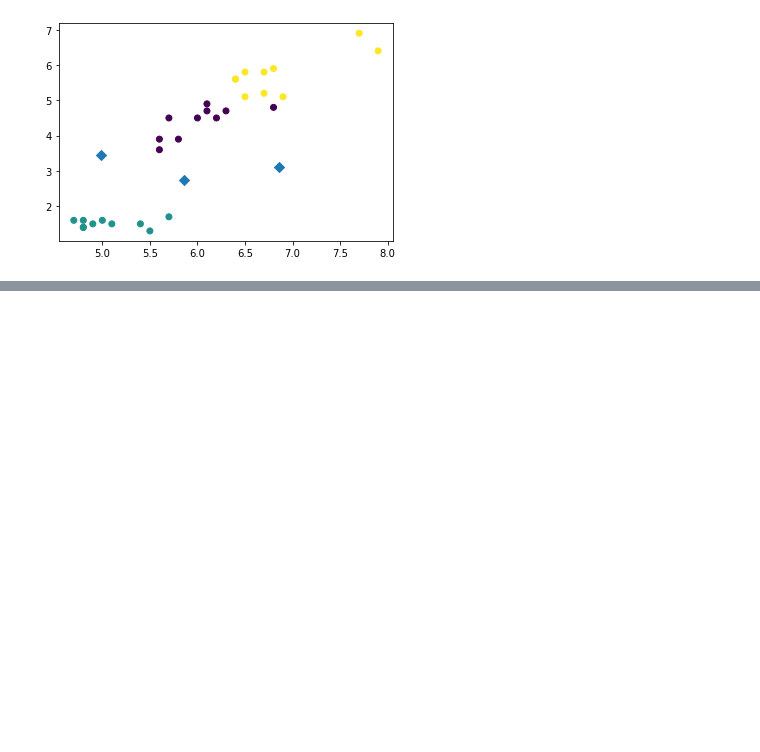
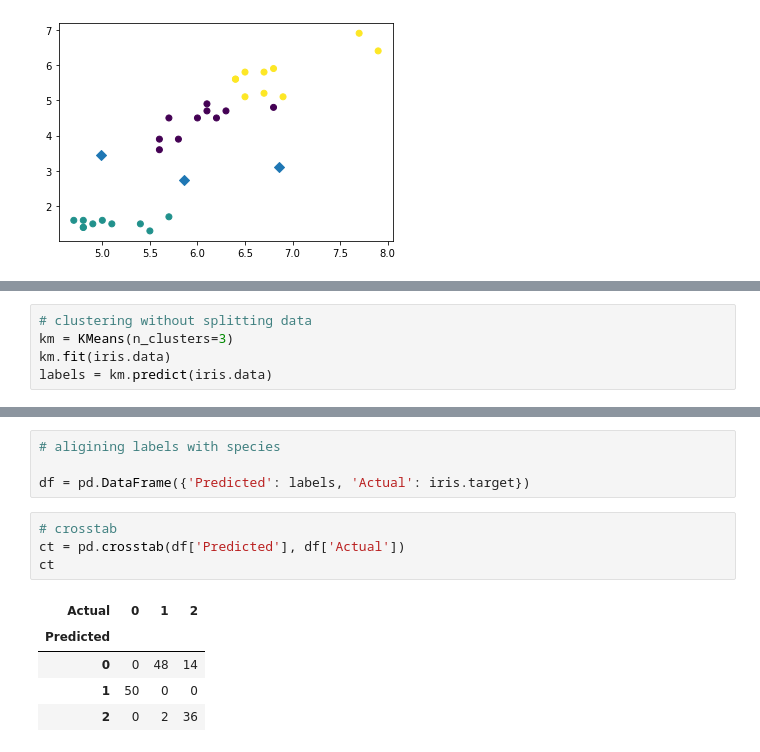
Before and after one commit to dataqueenpend/MachineLearning, a Jupyter notebook: Unsupervised learning.ipynb, the cells around one changed output, grey strips where cells are left out. Drawn from its saved outputs; the diff is of its cells as text; blank space fills up the shorter version.

```diff
--- a/Unsupervised learning.ipynb
+++ b/Unsupervised learning.ipynb
@@ -110,0 +114,5 @@ plt.show()
+# %%
+# clustering without splitting data
+km = KMeans(n_clusters=3)
+km.fit(iris.data)
+labels = km.predict(iris.data)
@@ -110,0 +134,14 @@ plt.show()
+# %%
+# aligining labels with species
+
+df = pd.DataFrame({'Predicted': labels, 'Actual': iris.target})
+# %%
+# crosstab
+ct = pd.crosstab(df['Predicted'], df['Actual'])
+ct
+# %% [output]
+| Actual | 0 | 1 | 2 |
+| Predicted |  |  |  |
+| 0 | 0 | 48 | 14 |
+| 1 | 50 | 0 | 0 |
+| 2 | 0 | 2 | 36 |
```
Also changed, not shown: parts of 13 cells of this notebook.
